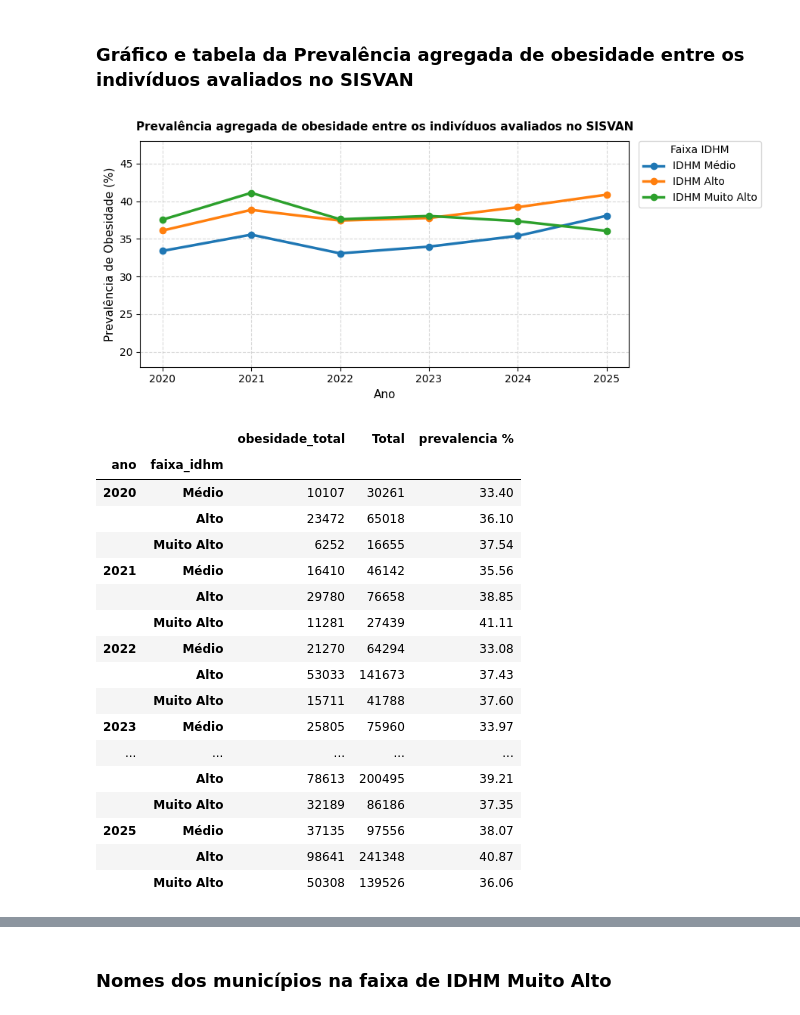
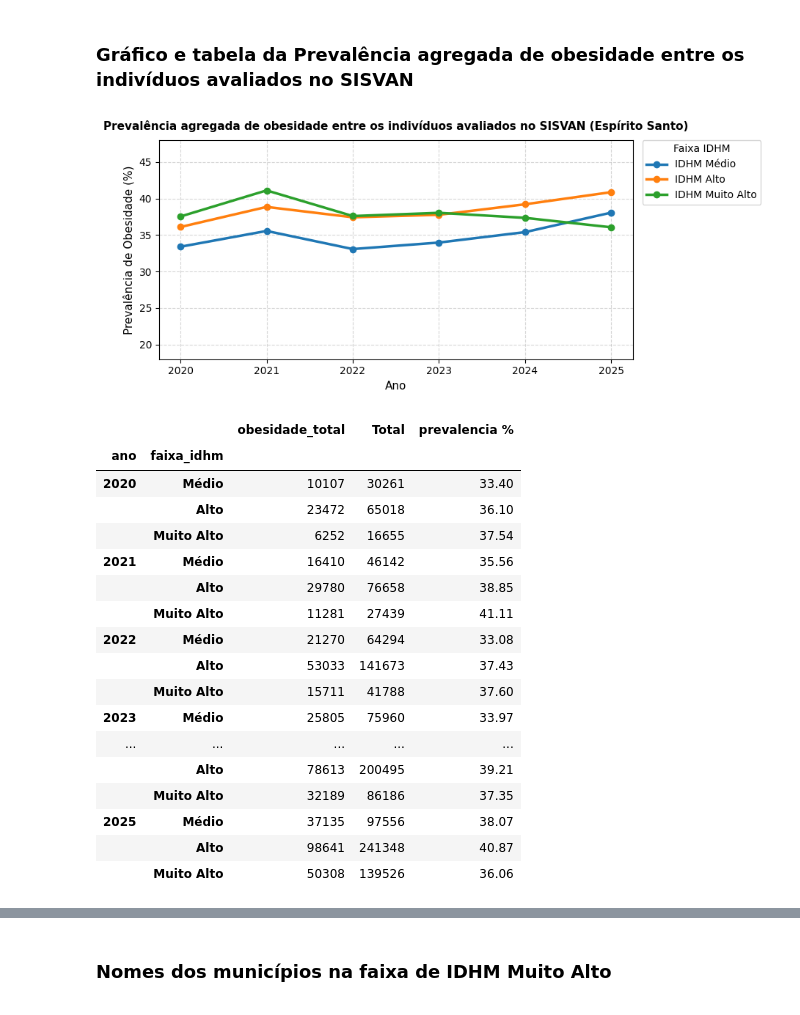
Before and after one commit to CrisEngComp/analise_obesidade_sudeste_brasileiro, a Jupyter notebook: analise_obesidade_funcoes.ipynb, the cells around one changed output, grey strips where cells are left out. Saved outputs shown, nothing was run; the diff lists cells and outputs as text; code cells hidden in the pictures.

```diff
--- a/analise_obesidade_funcoes.ipynb
+++ b/analise_obesidade_funcoes.ipynb
@@ -262,7 +262,7 @@ def evolucao_anual_grau(df, coluna, uf):
 # %% [markdown]
 ### Função para analisar a prevalência agregada de obesidade entre os indivíduos avaliados no SISVAN e construção do gráfico
 # %%
-def grafico_prevalencia(df):
+def grafico_prevalencia(df, uf):
     df_pivot = df['prevalencia %'].unstack()
 
     plt.figure(figsize=(9, 4))
@@ -279,21 +279,8 @@ def grafico_prevalencia(df):
                 label=f'IDHM {faixa}',
             )
 
-            '''for ano in df_pivot.index:
-                valor = df_pivot.loc[ano, faixa]
-
-                plt.annotate(
-                    f'{valor:.2f}%',
-                    (ano, valor),
-                    textcoords='offset points',
-                    xytext=(0, 7),
-                    ha='center',
-                    fontsize=8.5,
-                    fontweight='bold',
-                )'''
-
     plt.title(
-        'Prevalência agregada de obesidade entre os indivíduos avaliados no SISVAN',
+        f'Prevalência agregada de obesidade entre os indivíduos avaliados no SISVAN ({uf})',
         fontsize=11,
         fontweight='bold',
         pad=10,
@@ -315,12 +302,12 @@ def grafico_prevalencia(df):
     plt.tight_layout()
     plt.show()
 # %%
-def prevalencia_agregada(df):
+def prevalencia_agregada(df, uf):
 
     totais_por_faixa = df.groupby(['ano', 'faixa_idhm'])[['obesidade_total', 'Total']].sum()
 
     totais_por_faixa['prevalencia %'] = (totais_por_faixa['obesidade_total'] / totais_por_faixa['Total'] * 100).round(2)
 
-    grafico_prevalencia(totais_por_faixa)
+    grafico_prevalencia(totais_por_faixa, uf)
 
     return totais_por_faixa
@@ -929,11 +1404,11 @@ Evolução da Obesidade Grau I % por Faixa de IDHM Minas Gerais
 # %% [markdown]
 ### Gráfico e tabela da Prevalência agregada de obesidade entre os indivíduos avaliados no SISVAN
 # %%
-prevalencia_agregada_es = prevalencia_agregada(df_consolidado_es)
+prevalencia_agregada_es = prevalencia_agregada(df_consolidado_es, 'Espírito Santo')
 
 prevalencia_agregada_es
 # %% [output]
-[figure, old version]
+[figure, new version]
 |  |  | obesidade_total | Total | prevalencia % |
 | ano | faixa_idhm |  |  |  |
 | 2020 | Médio | 10107 | 30261 | 33.40 |
```
Also changed, not shown: parts of 89 cells of this notebook.
